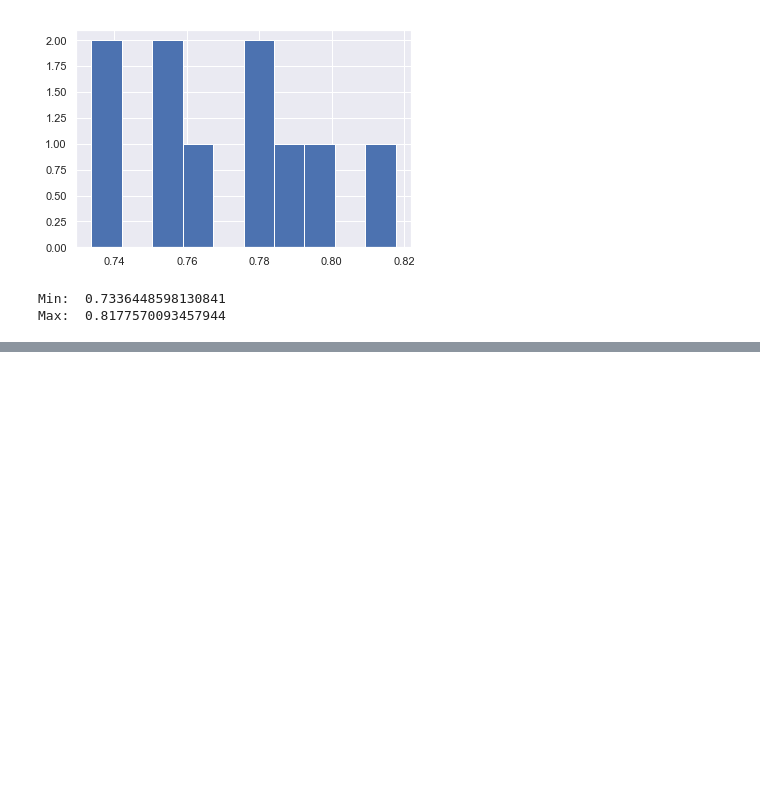
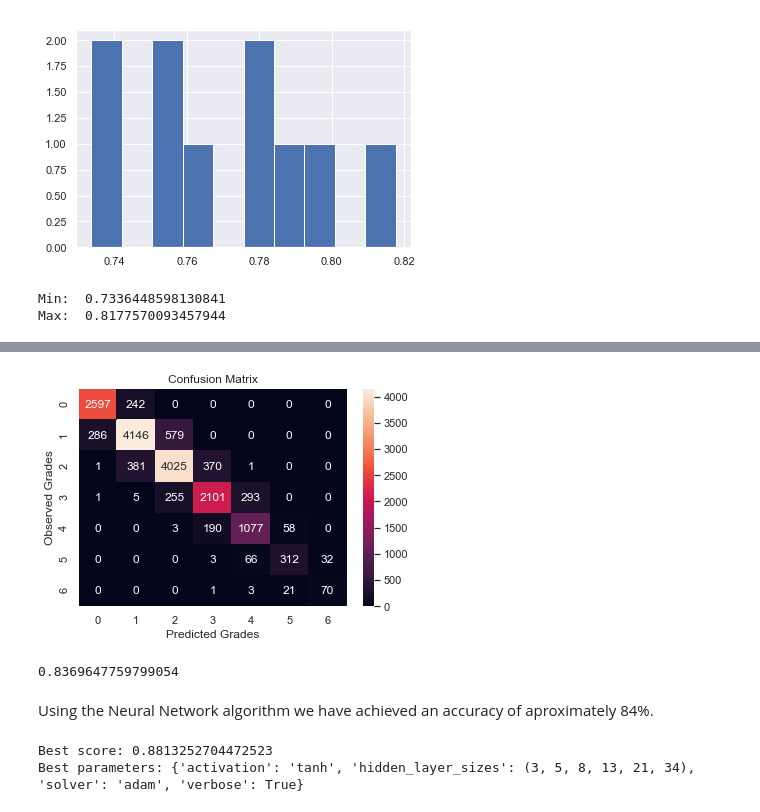
Before and after one commit to pedrovponte/IART-g39, a Jupyter notebook: proj2/src/credit_risk_analysis.ipynb, the cells around one changed output, grey strips where cells are left out. Cells and saved outputs as stored; diff of their text form; code cells hidden in the pictures; blank space fills up the shorter version.

```diff
--- a/proj2/src/credit_risk_analysis.ipynb
+++ b/proj2/src/credit_risk_analysis.ipynb
@@ -917,0 +939,19 @@ Max:  0.8177570093457944
+# %%
+# get a test dataset with 10% of the credit_data_subset
+X_train, X_test, y_train, y_test = train_test_split(X, y, test_size=0.2, random_state=1)
+
+scaler = StandardScaler()
+
+# Fit only to the training data
+scaler.fit(X_train)
+
+
+# Now apply the transformations to the data:
+X_train = scaler.transform(X_train)
+X_test = scaler.transform(X_test)
+# %%
+# Create the classifier
+ANNClassifier = MLPClassifier(random_state=1, max_iter=500, hidden_layer_sizes=(20,20,20))
+
+# Train the classifier on the training set
+ANNClassifier.fit(X_train, y_train)
@@ -917,0 +960,5 @@ Max:  0.8177570093457944
+# %%
+predictions = ANNClassifier.predict(X_test)
+
+confusion_matrix_ann = confusion_matrix(y_test,predictions)
+print(confusion_matrix_ann)
@@ -917,0 +989,18 @@ Max:  0.8177570093457944
+# %%
+sn.set(font_scale=1.0)
+
+ax = plt.subplot()
+
+sn.heatmap(confusion_matrix_ann, annot=True, ax=ax, fmt="g")
+
+ax.set_xlabel('Predicted Grades');
+ax.set_ylabel('Observed Grades');
+ax.set_title('Confusion Matrix');
+plt.show()
+
+ANNClassifier.score(X_test, y_test)
+# %% [output]
+[figure, added]
+0.8369647759799054
+# %% [markdown]
+Using the Neural Network algorithm we have achieved an accuracy of aproximately 84%.
@@ -917,0 +1023,6 @@ Max:  0.8177570093457944
+# %%
+print('Best score: {}'.format(grid_search.best_score_))
+print('Best parameters: {}'.format(grid_search.best_params_))
+# %% [output]
+Best score: 0.8813252704472523
+Best parameters: {'activation': 'tanh', 'hidden_layer_sizes': (3, 5, 8, 13, 21, 34), 'solver': 'adam', 'verbose': True}
```
Also changed, not shown: parts of 9 cells of this notebook.
